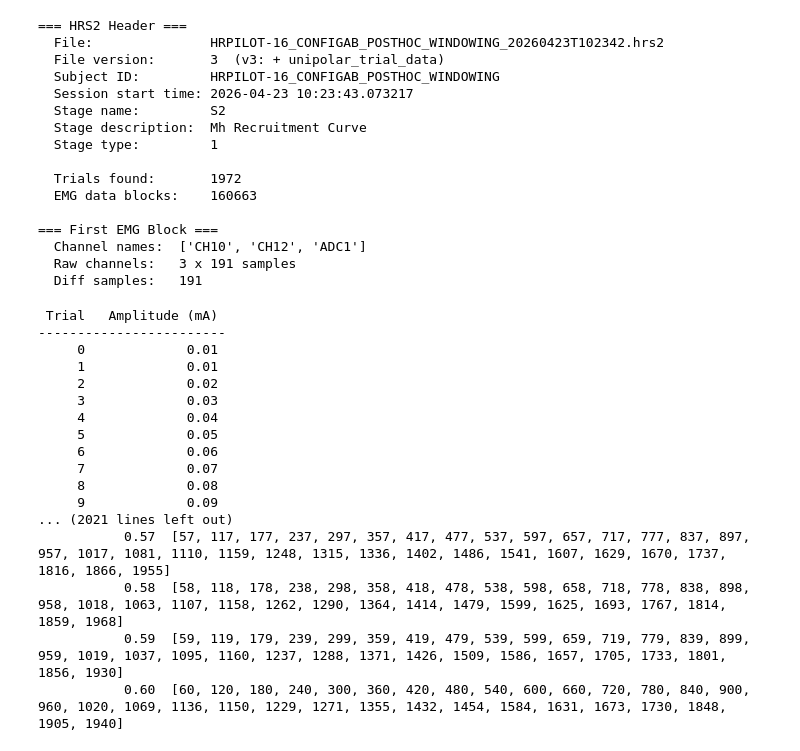
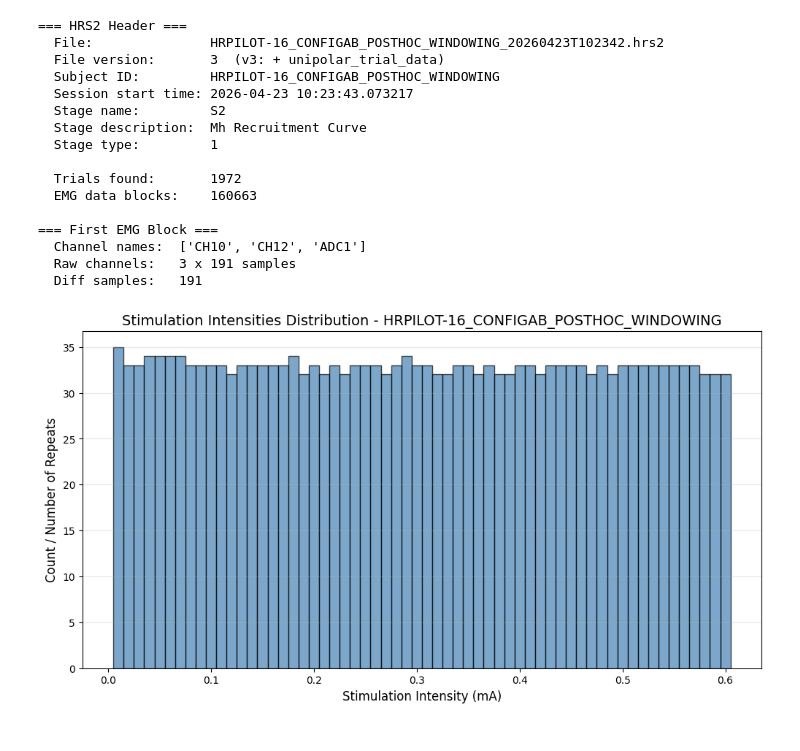
Before and after one commit to yahriels/Open-Ephys-H-Reflex-Python-Data-Analysis, a Jupyter notebook: src/open_ephys/analysis/Read_H-Reflex_App_Simplified.ipynb, the cells around one changed output. Drawn from its saved outputs; the diff is of its cells as text; code cells hidden in the pictures.

```diff
--- a/src/open_ephys/analysis/Read_H-Reflex_App_Simplified.ipynb
+++ b/src/open_ephys/analysis/Read_H-Reflex_App_Simplified.ipynb
@@ -274,42 +274,28 @@ else:
   Raw channels:   3 x 191 samples
   Diff samples:   191
 # %%
-# ---- Stimulus Amplitude per Trial ----
+# ---- Histogram of Stimulation Intensities ----
 if hrs2_trials:
     from collections import defaultdict
 
+    # Create mapping of amplitude to count
     amp_to_trials = defaultdict(list)
     for i, t in enumerate(hrs2_trials):
         amp_to_trials[round(t.stimulation_amplitude_ma, 2)].append(i)
 
-    print(f"{'Trial':>6}  {'Amplitude (mA)':>15}")
-    print('-' * 24)
-    for i, t in enumerate(hrs2_trials):
-        print(f"{i:>6}  {t.stimulation_amplitude_ma:>15.2f}")
+    # Extract amplitudes and their counts
+    amplitudes = sorted(amp_to_trials.keys())
+    counts = [len(amp_to_trials[amp]) for amp in amplitudes]
 
-    print()
-    print(f"{'Amplitude (mA)':>15}  Trials")
-    print('-' * 40)
-    for amp in sorted(amp_to_trials):
-        print(f"{amp:>15.2f}  {amp_to_trials[amp]}")
+    # Create histogram plot
+    fig, ax = plt.subplots(figsize=(12, 6))
+    ax.bar(amplitudes, counts, width=0.01, color='steelblue', edgecolor='black', alpha=0.7)
+    ax.set_xlabel('Stimulation Intensity (mA)', fontsize=12)
+    ax.set_ylabel('Count / Number of Repeats', fontsize=12)
+    ax.set_title(f'Stimulation Intensities Distribution - {hrs2_header.subject_id}', fontsize=14)
+    ax.grid(True, alpha=0.3, axis='y')
 # %% [output]
- Trial   Amplitude (mA)
-------------------------
-     0             0.01
-     1             0.01
-     2             0.02
-     3             0.03
-     4             0.04
-     5             0.05
-     6             0.06
-     7             0.07
-     8             0.08
-     9             0.09
-... (2021 lines left out)
-           0.57  [57, 117, 177, 237, 297, 357, 417, 477, 537, 597, 657, 717, 777, 837, 897, 957, 1017, 1081, 1110, 1159, 1248, 1315, 1336, 1402, 1486, 1541, 1607, 1629, 1670, 1737, 1816, 1866, 1955]
-           0.58  [58, 118, 178, 238, 298, 358, 418, 478, 538, 598, 658, 718, 778, 838, 898, 958, 1018, 1063, 1107, 1158, 1262, 1290, 1364, 1414, 1479, 1599, 1625, 1693, 1767, 1814, 1859, 1968]
-           0.59  [59, 119, 179, 239, 299, 359, 419, 479, 539, 599, 659, 719, 779, 839, 899, 959, 1019, 1037, 1095, 1160, 1237, 1288, 1371, 1426, 1509, 1586, 1657, 1705, 1733, 1801, 1856, 1930]
-           0.60  [60, 120, 180, 240, 300, 360, 420, 480, 540, 600, 660, 720, 780, 840, 900, 960, 1020, 1069, 1136, 1150, 1229, 1271, 1355, 1432, 1454, 1584, 1631, 1673, 1730, 1848, 1905, 1940]
+[figure, added]
 # %%
 shared_ylim = (-1500, 1500)  # Set a common y-axis limit for all trial plots
 # %%
```
Also changed, not shown: parts of 3 cells of this notebook, 7 other files.
